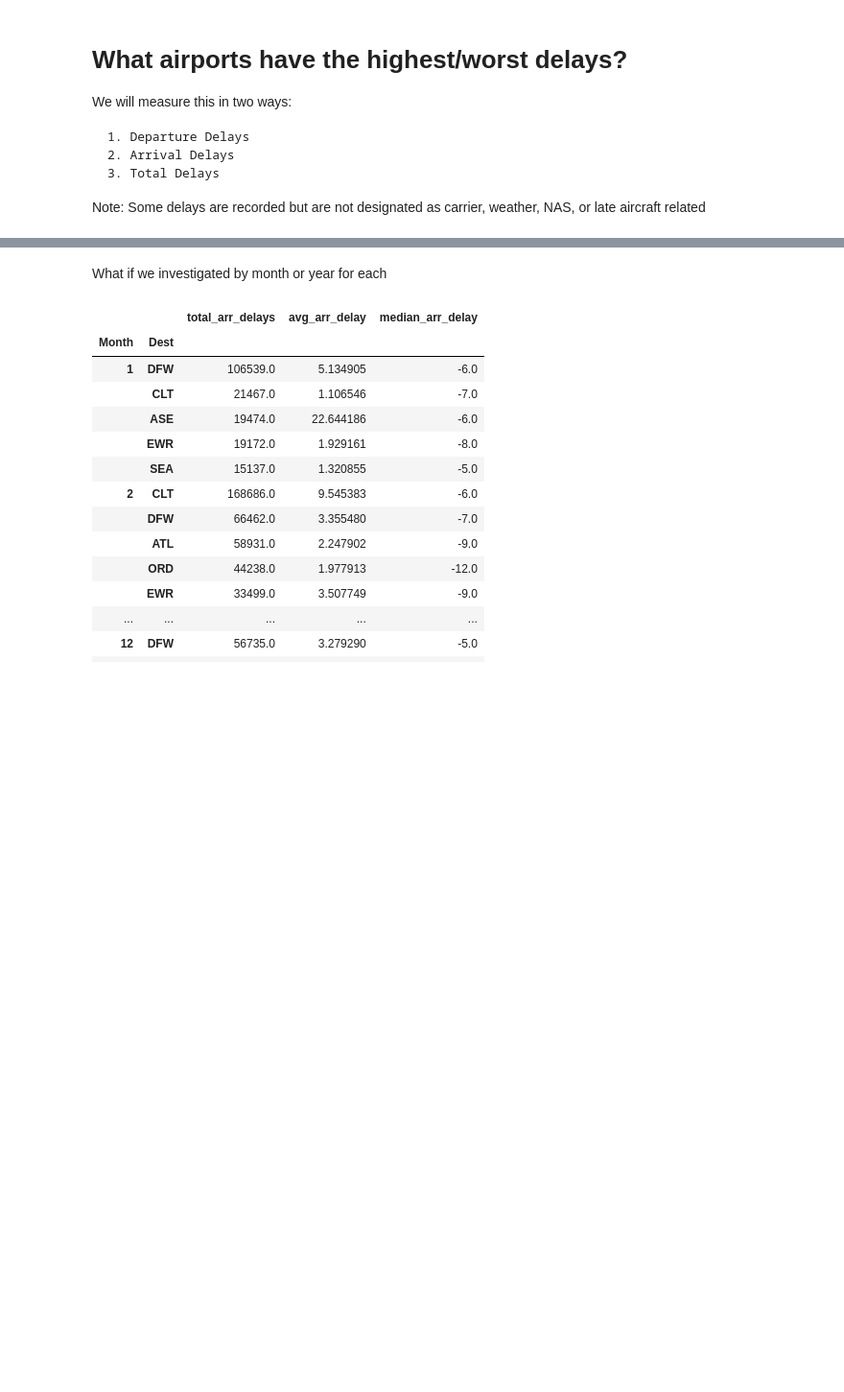
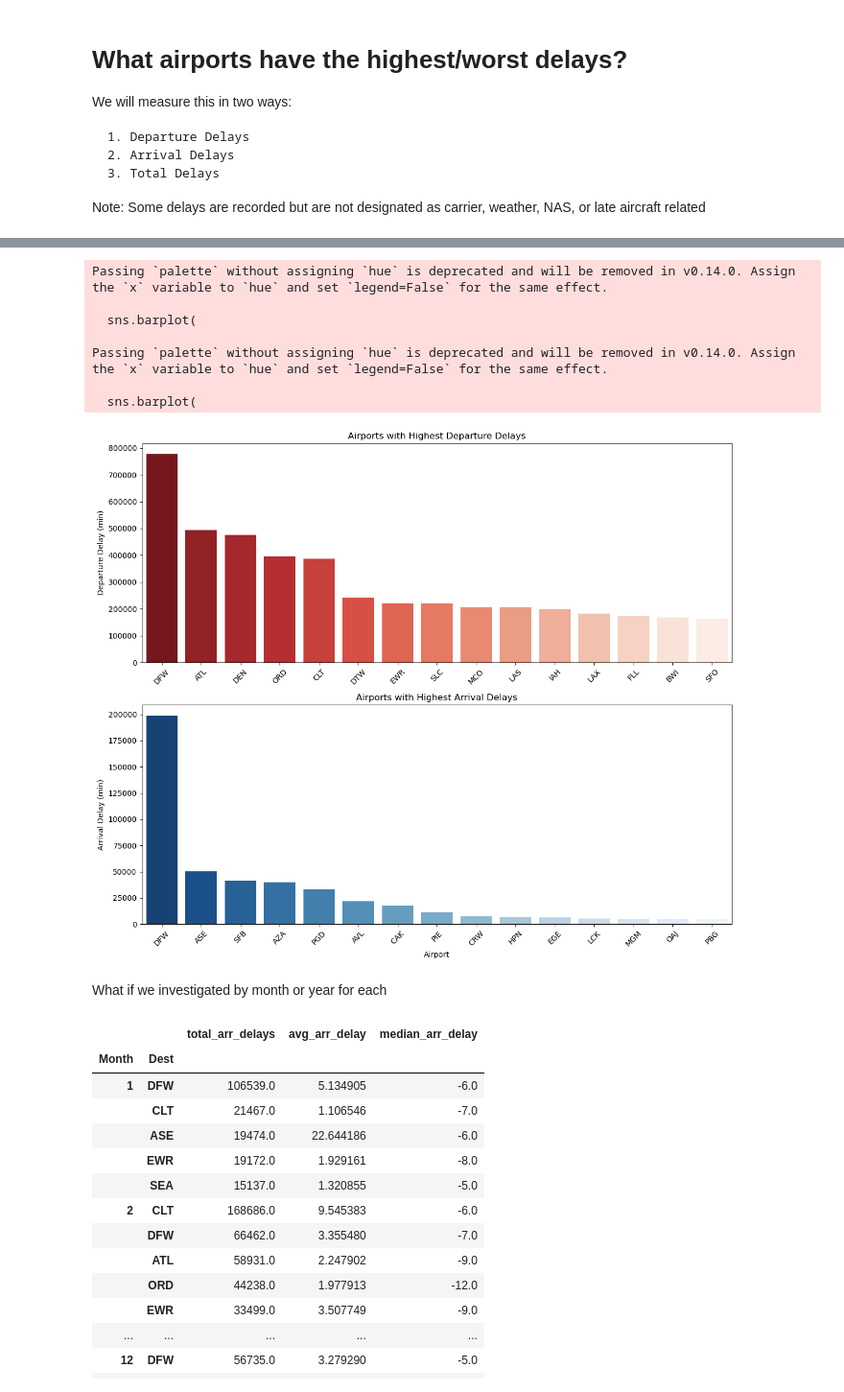
Before and after one commit to oubrando/eda-project, a Jupyter notebook: notebooks/Trace_Recon.ipynb, the cells around one changed output, grey strips where cells are left out. Shown at 96% size. Saved outputs shown, nothing was run; the diff lists cells and outputs as text; code cells hidden in the pictures; blank space fills up the shorter version.

```diff
--- a/notebooks/Trace_Recon.ipynb
+++ b/notebooks/Trace_Recon.ipynb
@@ -399,0 +456,5 @@ df.shape
+# %%
+df = df.copy()
+df = df.dropna(subset=['DepTime'])
+df
+#df['DepDelay'].plot(kind='hist', bins=10, figsize=(10,4))
@@ -433,3 +543,43 @@ Name: ArrDelay, Length: 367, dtype: float64
+# %%
+fig, axes = plt.subplots(2, 1, figsize=(12, 10))
+
+# --- Plot 1: Departure delays ---
+sns.barplot(
+    data=worst_dep.head(15),
+    x='Origin',
+    y='DepDelay',
+    palette='Reds_r',
+    ax=axes[0]
+)
+axes[0].set_title("Airports with Highest Departure Delays")
+axes[0].set_xlabel("")
+axes[0].set_ylabel("Departure Delay (min)")
+axes[0].tick_params(axis='x', rotation=45)
+
+# --- Plot 2: Arrival delays ---
+sns.barplot(
+    data=worst_arr.head(15),
+    x='Dest',
+    y='ArrDelay',
+    palette='Blues_r',
+    ax=axes[1]
+)
+axes[1].set_title("Airports with Highest Arrival Delays")
+axes[1].set_xlabel("Airport")
+axes[1].set_ylabel("Arrival Delay (min)")
+axes[1].tick_params(axis='x', rotation=45)
+
+plt.tight_layout()
+plt.show()
+# %% [output]
+Passing `palette` without assigning `hue` is deprecated and will be removed in v0.14.0. Assign the `x` variable to `hue` and set `legend=False` for the same effect.
+
+  sns.barplot(
+
+Passing `palette` without assigning `hue` is deprecated and will be removed in v0.14.0. Assign the `x` variable to `hue` and set `legend=False` for the same effect.
+
+  sns.barplot(
+[figure, added]
 # %% [markdown]
 What if we investigated by month or year for each
 # %%
```
Also changed, not shown: parts of 125 cells of this notebook.
